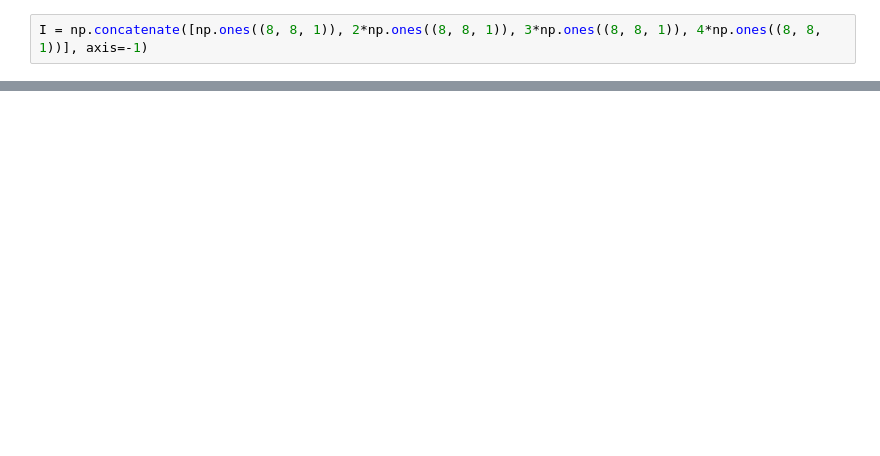
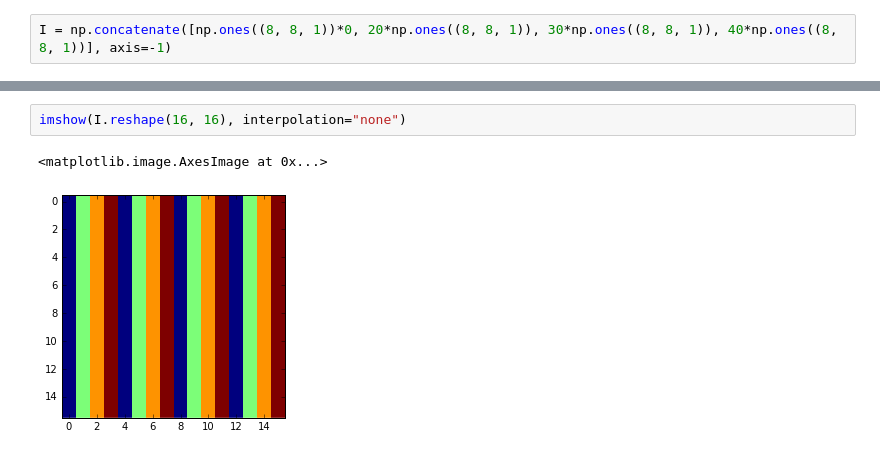
Before and after one commit to atriumlts/subpixel, a Jupyter notebook: ponynet.ipynb, the cells around one changed output, grey strips where cells are left out. Drawn from its saved outputs; the diff is of its cells as text; blank space fills up the shorter version.

```diff
--- a/ponynet.ipynb
+++ b/ponynet.ipynb
@@ -21,3 +21,3 @@ def pony(I, r):
     return O
 # %%
-I = np.concatenate([np.ones((8, 8, 1)), 2*np.ones((8, 8, 1)), 3*np.ones((8, 8, 1)), 4*np.ones((8, 8, 1))], axis=-1)
+I = np.concatenate([np.ones((8, 8, 1))*0, 20*np.ones((8, 8, 1)), 30*np.ones((8, 8, 1)), 40*np.ones((8, 8, 1))], axis=-1)
@@ -49,0 +29,5 @@ None
+# %%
+imshow(I.reshape(16, 16), interpolation="none")
+# %% [output]
+<matplotlib.image.AxesImage at 0x...>
+[figure, added]
```
Also changed, not shown: parts of 20 cells of this notebook.
